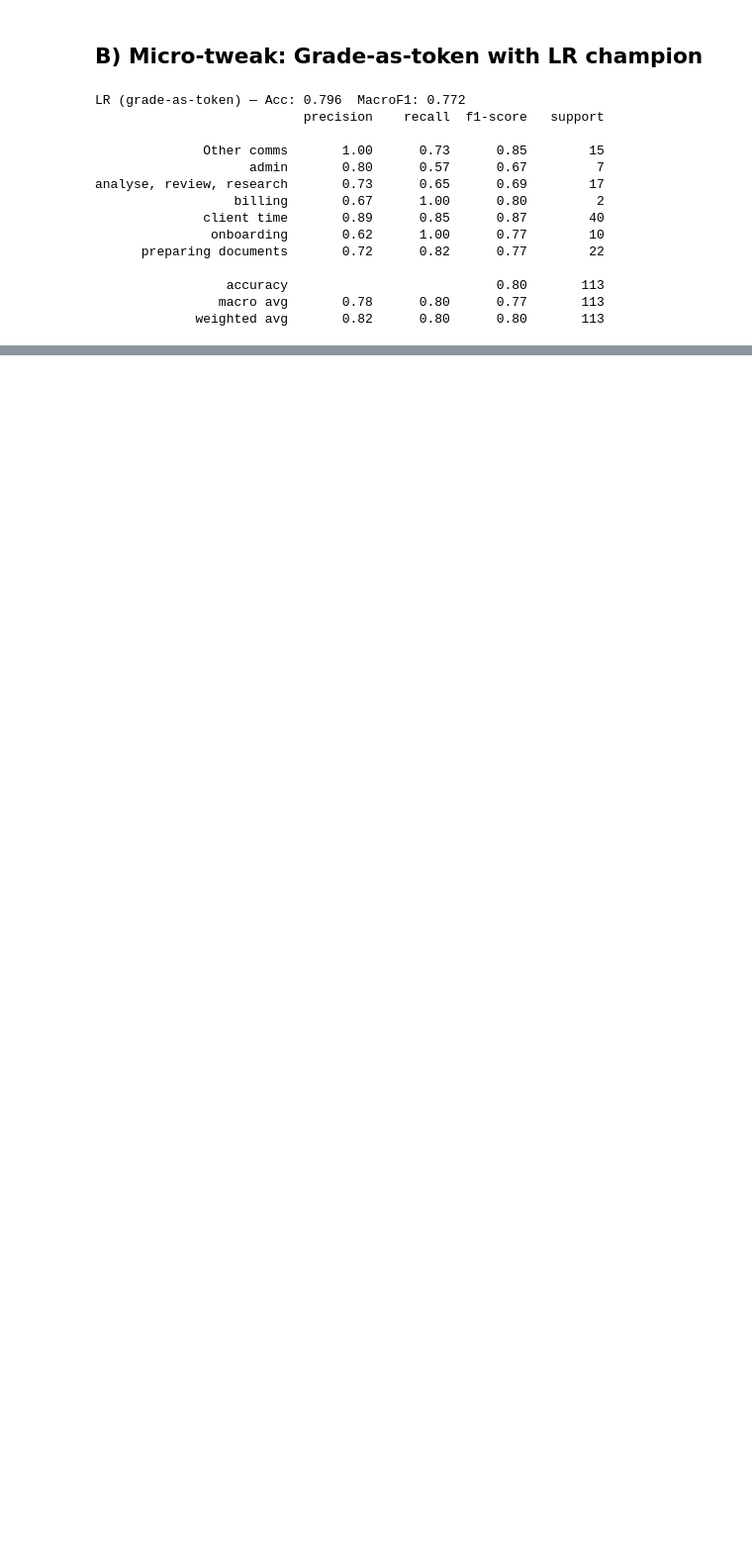
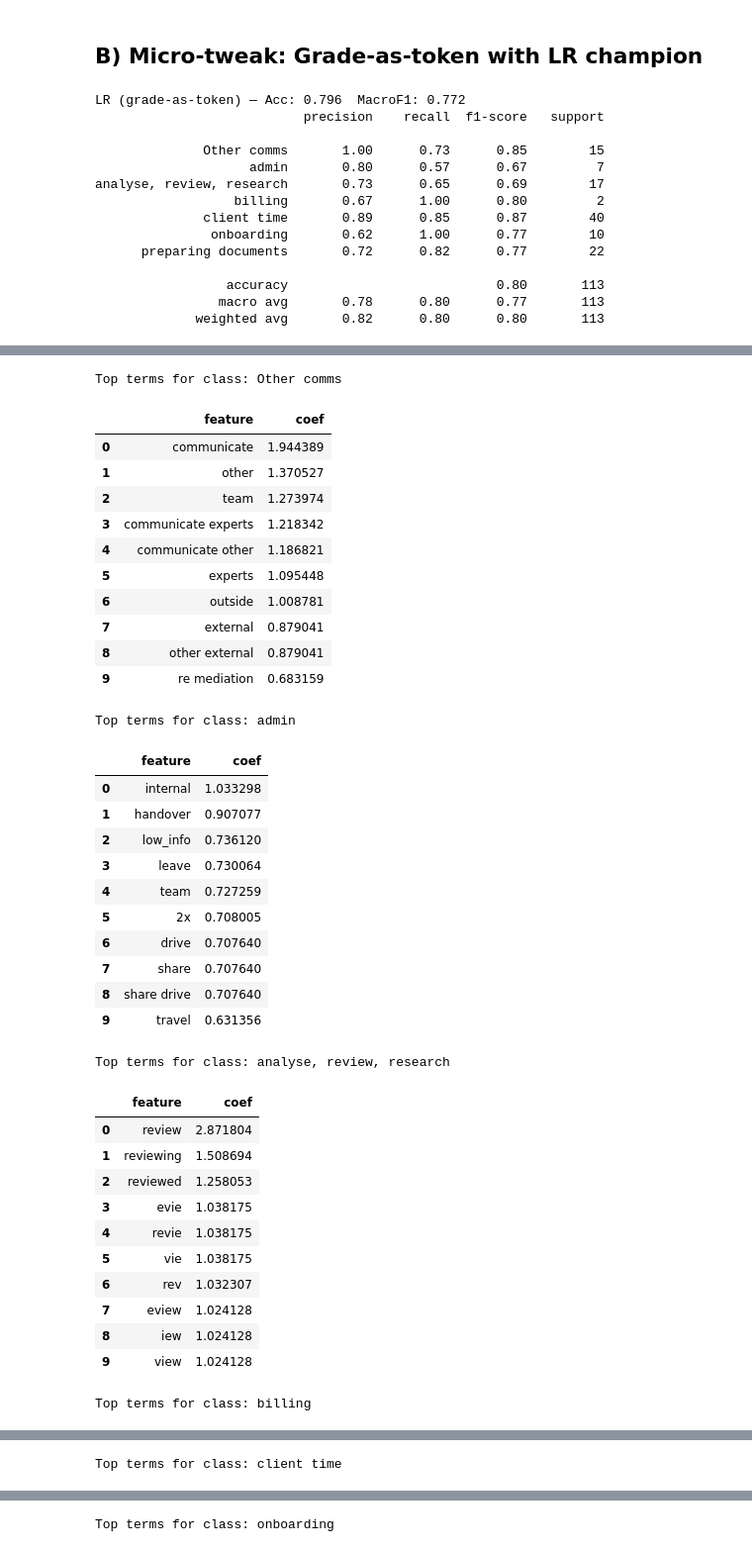
Before and after one commit to MuhammadToqeer/legal-time-categorisation-poc, a Jupyter notebook: notebooks/03_modeling_ab_testing.ipynb, the cells around one changed output, grey strips where cells are left out. Shown at 99% size. Cells and saved outputs as stored; diff of their text form; code cells hidden in the pictures; blank space fills up the shorter version.

```diff
--- a/notebooks/03_modeling_ab_testing.ipynb
+++ b/notebooks/03_modeling_ab_testing.ipynb
@@ -1580,0 +758,63 @@ If you want an extra belt-and-braces in production, clip minutes before scaling
+# %%
+ovr = pipe.named_steps["clf"]
+pre = pipe.named_steps["pre"]
+
+feat_names = []
+for name, trans, cols in pre.transformers_:
+    if name in ("word","char"):
+        fn = trans.get_feature_names_out()
+        feat_names.extend(fn)
+    elif name=="num":
+        feat_names.extend(cols)
+
+def top_terms_for(class_ix, k=12):
+    lr = ovr.estimators_[class_ix]
+    coefs = lr.coef_.ravel()
+    top = np.argsort(coefs)[-k:][::-1]
+    df = pd.DataFrame({
+        "feature": [feat_names[i] for i in top],
+        "coef": coefs[top]
+    })
+    return df
+
+for i, cls in enumerate(ovr.classes_):
+    print(f"\nTop terms for class: {cls}")
+    display(top_terms_for(i, 10))
+# %% [output]
+Top terms for class: Other comms
+|  | feature | coef |
+| 0 | communicate | 1.944389 |
+| 1 | other | 1.370527 |
+| 2 | team | 1.273974 |
+| 3 | communicate experts | 1.218342 |
+| 4 | communicate other | 1.186821 |
+| 5 | experts | 1.095448 |
+| 6 | outside | 1.008781 |
+| 7 | external | 0.879041 |
+| 8 | other external | 0.879041 |
+| 9 | re mediation | 0.683159 |
+Top terms for class: admin
+|  | feature | coef |
+| 0 | internal | 1.033298 |
+| 1 | handover | 0.907077 |
+| 2 | low_info | 0.736120 |
+| 3 | leave | 0.730064 |
+| 4 | team | 0.727259 |
+| 5 | 2x | 0.708005 |
+| 6 | drive | 0.707640 |
+| 7 | share | 0.707640 |
+| 8 | share drive | 0.707640 |
+| 9 | travel | 0.631356 |
+Top terms for class: analyse, review, research
+|  | feature | coef |
+| 0 | review | 2.871804 |
+| 1 | reviewing | 1.508694 |
+| 2 | reviewed | 1.258053 |
+| 3 | evie | 1.038175 |
+| 4 | revie | 1.038175 |
+| 5 | vie | 1.038175 |
+| 6 | rev | 1.032307 |
+| 7 | eview | 1.024128 |
+| 8 | iew | 1.024128 |
+| 9 | view | 1.024128 |
+Top terms for class: billing
@@ -1580,0 +832 @@ If you want an extra belt-and-braces in production, clip minutes before scaling
+Top terms for class: client time
@@ -1580,0 +844 @@ If you want an extra belt-and-braces in production, clip minutes before scaling
+Top terms for class: onboarding
```
Also changed, not shown: parts of 88 cells of this notebook, 4 other files.
